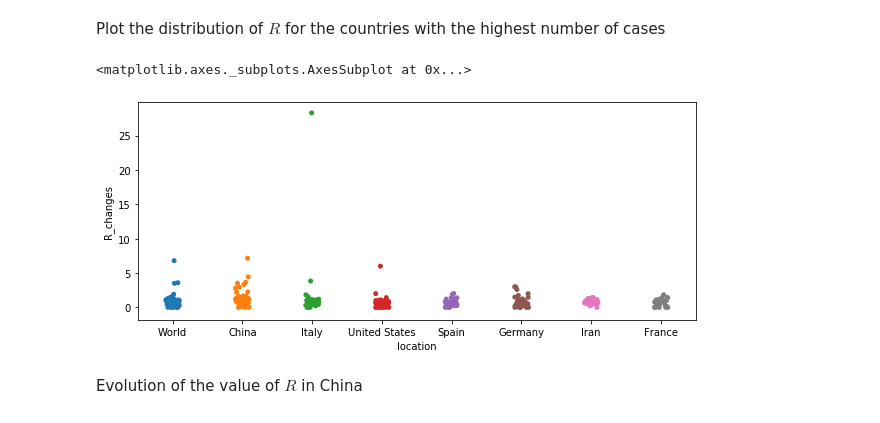
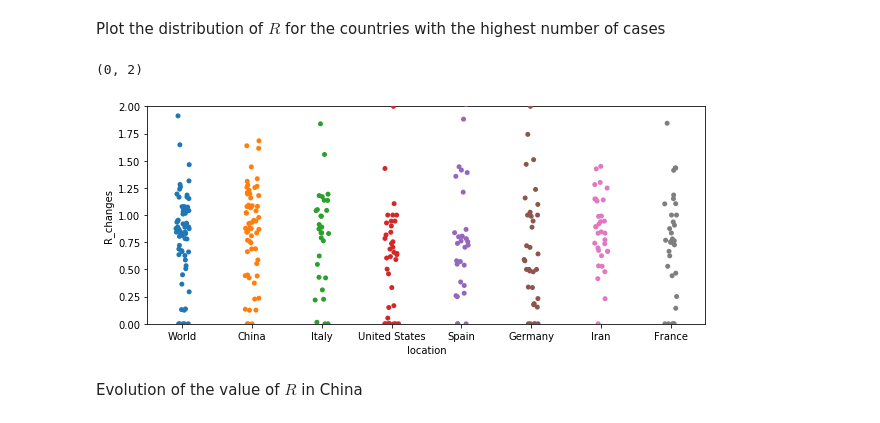
Before and after one commit to floreencia/pandemic, a Jupyter notebook: COVID_maths.ipynb, the cells around one changed output. Saved outputs shown, nothing was run; the diff lists cells and outputs as text; code cells hidden in the pictures.

```diff
--- a/COVID_maths.ipynb
+++ b/COVID_maths.ipynb
@@ -150,10 +154,10 @@ Plot the distribution of $R$ for the countries with the highest number of cases
 # %%
 plt.figure(figsize=(10,4))
 sns.stripplot(x='location', y='R_changes', data=df0, order = sorted_locs[:8])
-#plt.ylim(0,2)
+plt.ylim(0,2)
 # %% [output]
-<matplotlib.axes._subplots.AxesSubplot at 0x...>
+(0, 2)
-[figure, old version]
+[figure, new version]
 # %% [markdown]
 Evolution of the value of $R$ in China
 # %%
```
Also changed, not shown: parts of 13 cells of this notebook.
